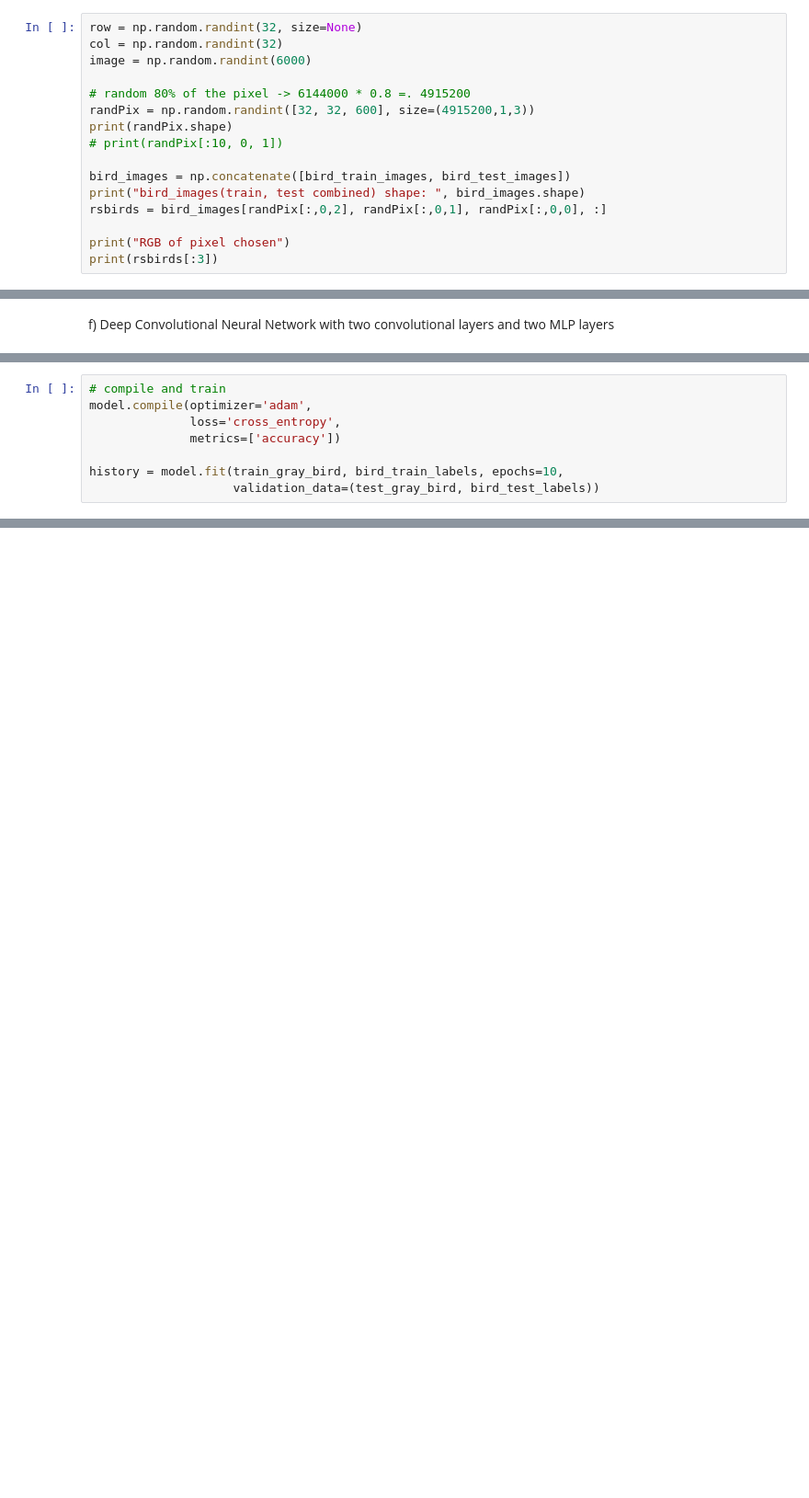
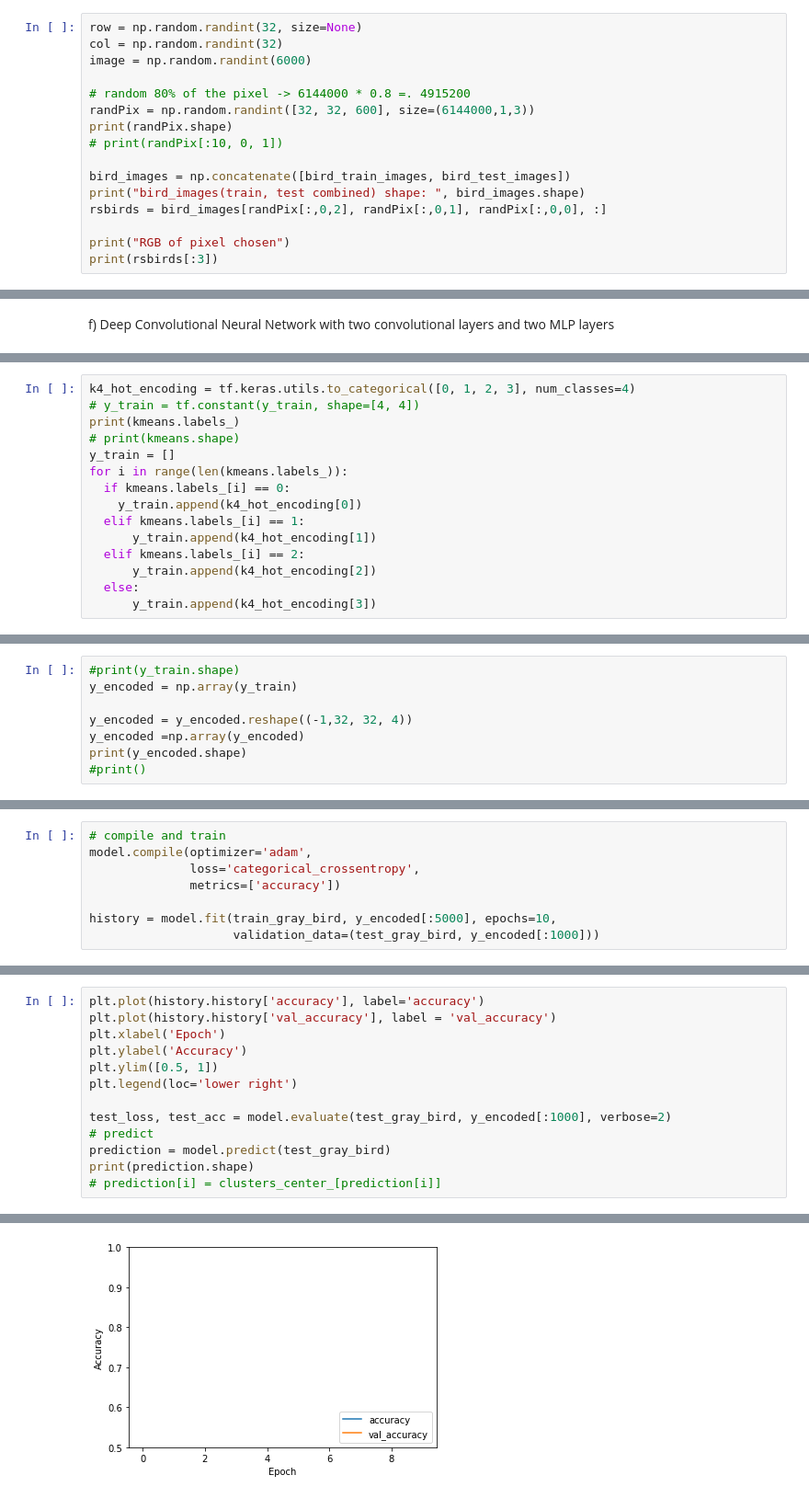
Before and after one commit to jungbok/CNN_Image_Colorization, a Jupyter notebook: lab6_CNN.ipynb, the cells around one changed output, grey strips where cells are left out. Shown at 92% size. Drawn from its saved outputs; the diff is of its cells as text; blank space fills up the shorter version.

```diff
--- a/lab6_CNN.ipynb
+++ b/lab6_CNN.ipynb
@@ -101,7 +99,7 @@ col = np.random.randint(32)
 image = np.random.randint(6000)
 
 # random 80% of the pixel -> 6144000 * 0.8 =. 4915200
-randPix = np.random.randint([32, 32, 600], size=(4915200,1,3))
+randPix = np.random.randint([32, 32, 600], size=(6144000,1,3))
 print(randPix.shape)
 # print(randPix[:10, 0, 1])
 
@@ -216,2 +223,17 @@ Trainable params: 16,849,796
 Non-trainable params: 0
 _________________________________________________________________
+# %%
+k4_hot_encoding = tf.keras.utils.to_categorical([0, 1, 2, 3], num_classes=4)
+# y_train = tf.constant(y_train, shape=[4, 4])
+print(kmeans.labels_)
+# print(kmeans.shape)
+y_train = []
+for i in range(len(kmeans.labels_)):
+  if kmeans.labels_[i] == 0:
+    y_train.append(k4_hot_encoding[0])
+  elif kmeans.labels_[i] == 1:
+      y_train.append(k4_hot_encoding[1])
+  elif kmeans.labels_[i] == 2:
+      y_train.append(k4_hot_encoding[2])
+  else:
+      y_train.append(k4_hot_encoding[3])
@@ -217,0 +242,8 @@ _________________________________________________________________
+# %%
+#print(y_train.shape)
+y_encoded = np.array(y_train)
+
+y_encoded = y_encoded.reshape((-1,32, 32, 4))
+y_encoded =np.array(y_encoded)
+print(y_encoded.shape)
+#print()
@@ -218,10 +252,10 @@ _________________________________________________________________
 # %%
 # compile and train
 model.compile(optimizer='adam',
-              loss='cross_entropy',
+              loss='categorical_crossentropy',
               metrics=['accuracy'])
 
-history = model.fit(train_gray_bird, bird_train_labels, epochs=10,
-                    validation_data=(test_gray_bird, bird_test_labels))
+history = model.fit(train_gray_bird, y_encoded[:5000], epochs=10,
+                    validation_data=(test_gray_bird, y_encoded[:1000]))
 # %% [output]
 Epoch 1/10
@@ -228,0 +281,14 @@ ValueError: ignored
+# %%
+plt.plot(history.history['accuracy'], label='accuracy')
+plt.plot(history.history['val_accuracy'], label = 'val_accuracy')
+plt.xlabel('Epoch')
+plt.ylabel('Accuracy')
+plt.ylim([0.5, 1])
+plt.legend(loc='lower right')
+
+test_loss, test_acc = model.evaluate(test_gray_bird, y_encoded[:1000], verbose=2)
+# predict
+prediction = model.predict(test_gray_bird)
+print(prediction.shape)
+# prediction[i] = clusters_center_[prediction[i]]
+# %% [output]
@@ -228,0 +297 @@ ValueError: ignored
+[figure, added]
```
Also changed, not shown: parts of 9 cells of this notebook.
